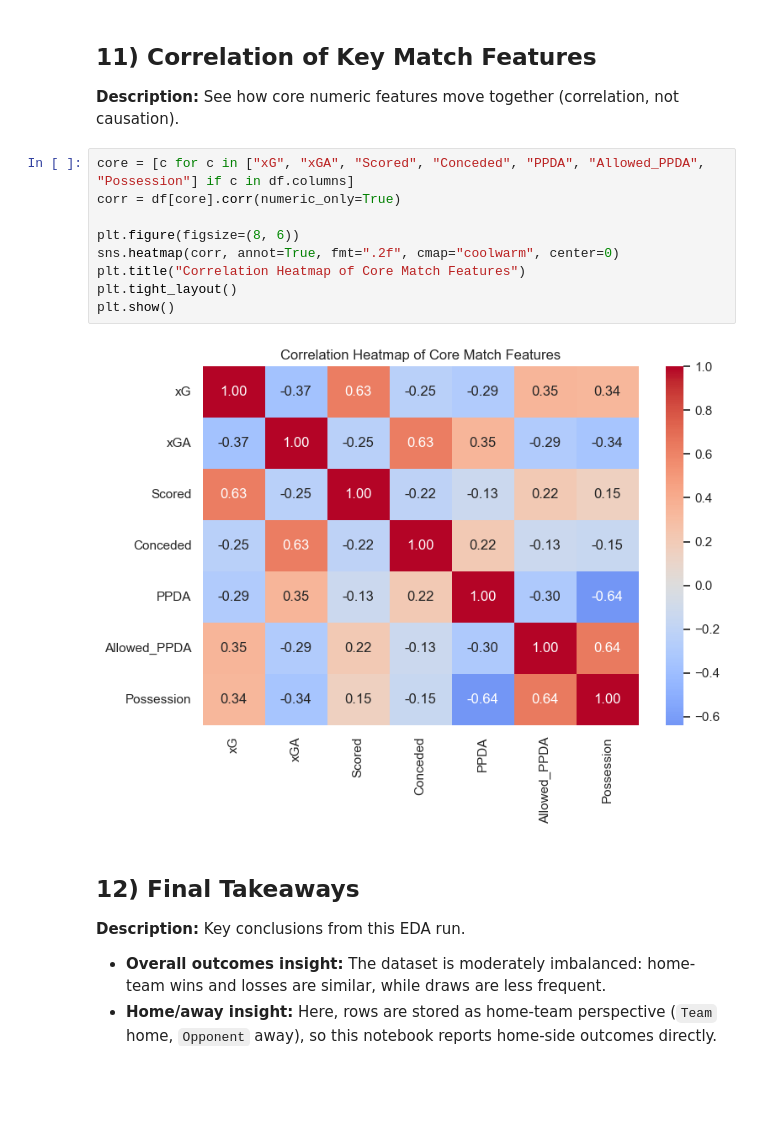
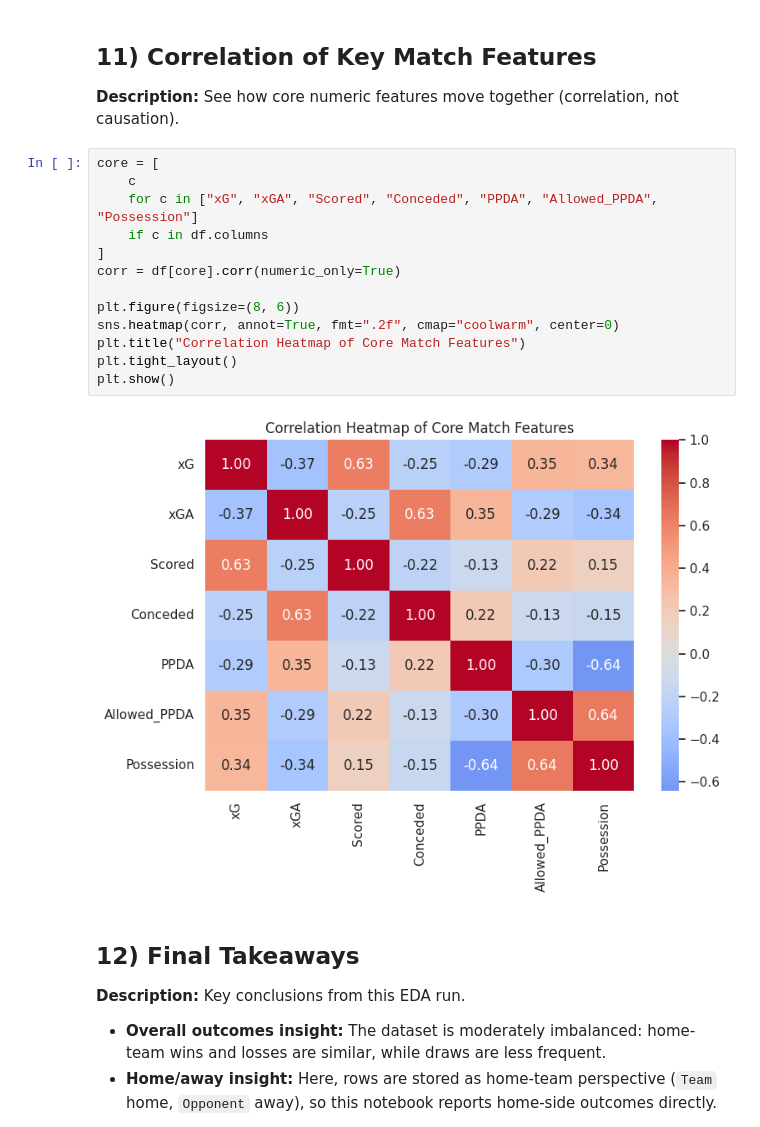
Before and after one commit to salxz696969/premier-league-prediction-2019-2020, a Jupyter notebook: notebooks/eda.ipynb, the cells around one changed output. Saved outputs shown, nothing was run; the diff lists cells and outputs as text; blank space fills up the shorter version.

```diff
--- a/notebooks/eda.ipynb
+++ b/notebooks/eda.ipynb
@@ -413,16 +946,20 @@ plt.show()
 
 **Description:** See how core numeric features move together (correlation, not causation).
 # %%
-core = [c for c in ["xG", "xGA", "Scored", "Conceded", "PPDA", "Allowed_PPDA", "Possession"] if c in df.columns]
+core = [
+    c
+    for c in ["xG", "xGA", "Scored", "Conceded", "PPDA", "Allowed_PPDA", "Possession"]
+    if c in df.columns
+]
 corr = df[core].corr(numeric_only=True)
 
 plt.figure(figsize=(8, 6))
 sns.heatmap(corr, annot=True, fmt=".2f", cmap="coolwarm", center=0)
 plt.title("Correlation Heatmap of Core Match Features")
 plt.tight_layout()
 plt.show()
 # %% [output]
-[figure, old version]
+[figure, new version]
 # %% [markdown]
 ## 12) Final Takeaways
 
```
Also changed, not shown: parts of 16 cells of this notebook, 7 other files.
